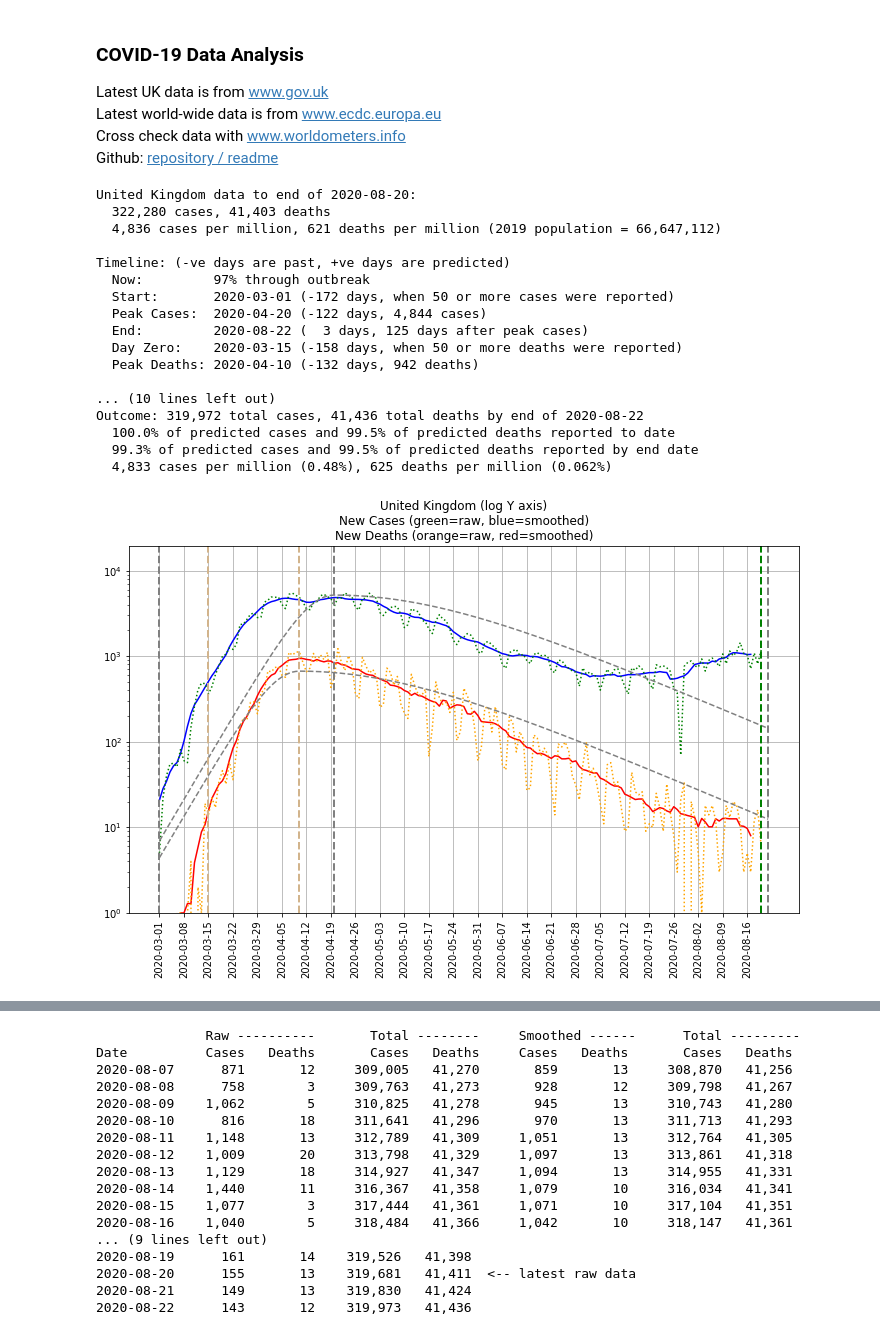
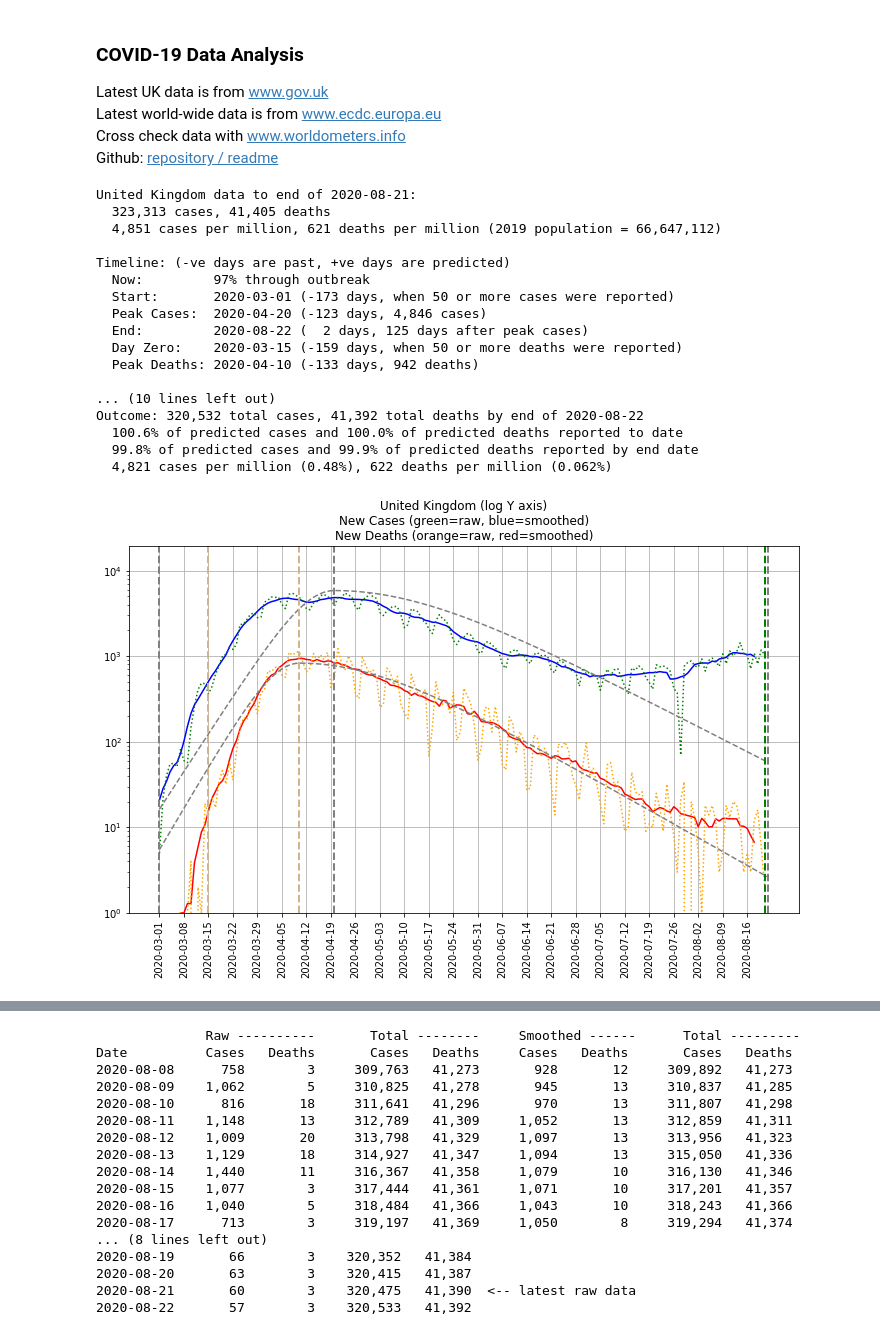
Before and after one commit to TonyM1958/covid19, a Jupyter notebook: eu.ipynb, the cells around one changed output, grey strips where cells are left out. Saved outputs shown, nothing was run; the diff lists cells and outputs as text; code cells hidden in the pictures.

```diff
--- a/eu.ipynb
+++ b/eu.ipynb
@@ -10,23 +10,23 @@ import covid
 covid.setting(totals=0, ylog=1, d_clip=2.5)
 covid.data_load('download.json')
 # %%
-covid.Region(geoId='UK', dilation=4).analyse(totals=4)
+covid.Region(geoId='UK', dilation=3).analyse(totals=4)
 # %% [output]
-United Kingdom data to end of 2020-08-20:
-  322,280 cases, 41,403 deaths
-  4,836 cases per million, 621 deaths per million (2019 population = 66,647,112)
+United Kingdom data to end of 2020-08-21:
+  323,313 cases, 41,405 deaths
+  4,851 cases per million, 621 deaths per million (2019 population = 66,647,112)
 
 Timeline: (-ve days are past, +ve days are predicted)
   Now:         97% through outbreak
-  Start:       2020-03-01 (-172 days, when 50 or more cases were reported)
-  Peak Cases:  2020-04-20 (-122 days, 4,844 cases)
-  End:         2020-08-22 (  3 days, 125 days after peak cases)
-  Day Zero:    2020-03-15 (-158 days, when 50 or more deaths were reported)
-  Peak Deaths: 2020-04-10 (-132 days, 942 deaths)
+  Start:       2020-03-01 (-173 days, when 50 or more cases were reported)
+  Peak Cases:  2020-04-20 (-123 days, 4,846 cases)
+  End:         2020-08-22 (  2 days, 125 days after peak cases)
+  Day Zero:    2020-03-15 (-159 days, when 50 or more deaths were reported)
+  Peak Deaths: 2020-04-10 (-133 days, 942 deaths)
 
 ... (10 lines left out)
-Outcome: 319,972 total cases, 41,436 total deaths by end of 2020-08-22
-  100.0% of predicted cases and 99.5% of predicted deaths reported to date
-  99.3% of predicted cases and 99.5% of predicted deaths reported by end date
-  4,833 cases per million (0.48%), 625 deaths per million (0.062%)
+Outcome: 320,532 total cases, 41,392 total deaths by end of 2020-08-22
+  100.6% of predicted cases and 100.0% of predicted deaths reported to date
+  99.8% of predicted cases and 99.9% of predicted deaths reported by end date
+  4,821 cases per million (0.48%), 622 deaths per million (0.062%)
-[figure, old version]
+[figure, new version]
@@ -35,20 +35,20 @@ Outcome: 319,972 total cases, 41,436 total deaths by end of 2020-08-22
               Raw ----------       Total --------     Smoothed ------      Total ---------
 Date          Cases   Deaths       Cases   Deaths     Cases   Deaths       Cases   Deaths
-2020-08-07      871       12     309,005   41,270       859       13     308,870   41,256
-2020-08-08      758        3     309,763   41,273       928       12     309,798   41,267
-2020-08-09    1,062        5     310,825   41,278       945       13     310,743   41,280
-2020-08-10      816       18     311,641   41,296       970       13     311,713   41,293
-2020-08-11    1,148       13     312,789   41,309     1,051       13     312,764   41,305
-2020-08-12    1,009       20     313,798   41,329     1,097       13     313,861   41,318
-2020-08-13    1,129       18     314,927   41,347     1,094       13     314,955   41,331
-2020-08-14    1,440       11     316,367   41,358     1,079       10     316,034   41,341
-2020-08-15    1,077        3     317,444   41,361     1,071       10     317,104   41,351
-2020-08-16    1,040        5     318,484   41,366     1,042       10     318,147   41,361
-... (9 lines left out)
-2020-08-19      161       14    319,526   41,398
-2020-08-20      155       13    319,681   41,411  <-- latest raw data
-2020-08-21      149       13    319,830   41,424
-2020-08-22      143       12    319,973   41,436
+2020-08-08      758        3     309,763   41,273       928       12     309,892   41,273
+2020-08-09    1,062        5     310,825   41,278       945       13     310,837   41,285
+2020-08-10      816       18     311,641   41,296       970       13     311,807   41,298
+2020-08-11    1,148       13     312,789   41,309     1,052       13     312,859   41,311
+2020-08-12    1,009       20     313,798   41,329     1,097       13     313,956   41,323
+2020-08-13    1,129       18     314,927   41,347     1,094       13     315,050   41,336
+2020-08-14    1,440       11     316,367   41,358     1,079       10     316,130   41,346
+2020-08-15    1,077        3     317,444   41,361     1,071       10     317,201   41,357
+2020-08-16    1,040        5     318,484   41,366     1,043       10     318,243   41,366
+2020-08-17      713        3     319,197   41,369     1,050        8     319,294   41,374
+... (8 lines left out)
+2020-08-19       66        3    320,352   41,384
+2020-08-20       63        3    320,415   41,387
+2020-08-21       60        3    320,475   41,390  <-- latest raw data
+2020-08-22       57        3    320,533   41,392
 # %%
 covid.Region(geoId='SE', dilation=2).analyse(totals=4)
 # %% [output]
```
Also changed, not shown: parts of 8 cells of this notebook, 2 other files.
